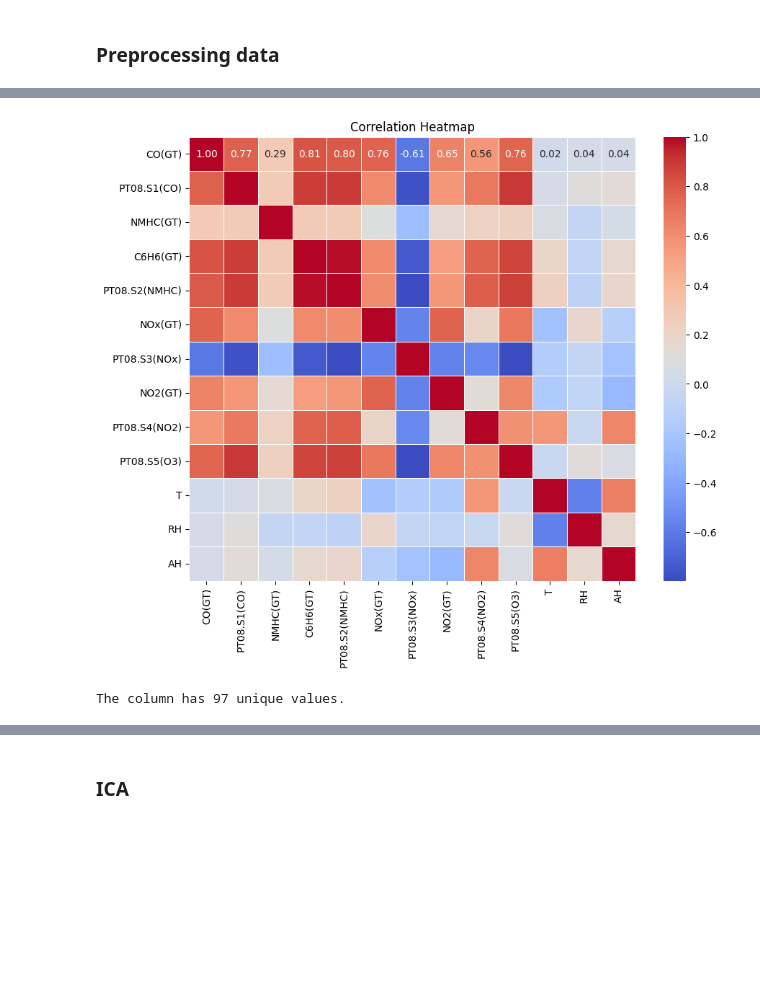
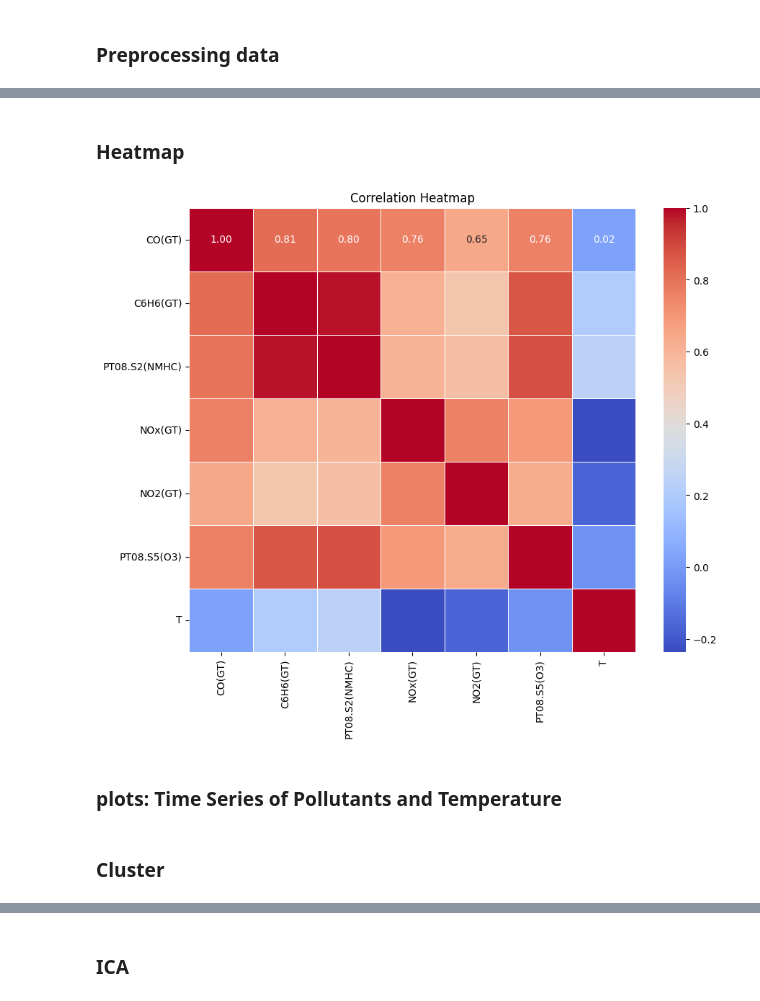
Before and after one commit to markfxm/iVAE-Causality-in-Air-Quality, a Jupyter notebook: Air.ipynb, the cells around one changed output, grey strips where cells are left out. Saved outputs shown, nothing was run; the diff lists cells and outputs as text; code cells hidden in the pictures; blank space fills up the shorter version.

```diff
--- a/Air.ipynb
+++ b/Air.ipynb
@@ -55,17 +160,15 @@ dtype: object
+# %% [markdown]
+### Heatmap
 # %%
 import seaborn as sns
 # Create a heatmap
 
+df_T_heatmap = df.drop(columns=['PT08.S1(CO)', 'PT08.S3(NOx)', 'PT08.S4(NO2)', 'RH', 'AH'])
 plt.figure(figsize=(10, 8))
-sns.heatmap(df.corr(numeric_only=True), annot=True, cmap='coolwarm', fmt='.2f', linewidths=0.5)
+sns.heatmap(df_T_heatmap.corr(numeric_only=True), annot=True, cmap='coolwarm', fmt='.2f', linewidths=0.5)
 plt.title('Correlation Heatmap')
 plt.show()
 # %% [output]
-[figure, old version]
+[figure, new version]
-# %%
-# Replace 'column_name' with the name of your column
-unique_values_count = df['CO(GT)'].nunique()
-
-print(f'The column has {unique_values_count} unique values.')
-# %% [output]
-The column has 97 unique values.
+# %% [markdown]
+### plots: Time Series of Pollutants and Temperature
@@ -72,3 +215,5 @@ The column has 97 unique values.
+# %% [markdown]
+### Cluster
 # %%
 import pandas as pd
 import numpy as np
```
Also changed, not shown: parts of 112 cells of this notebook, 15 other files.
